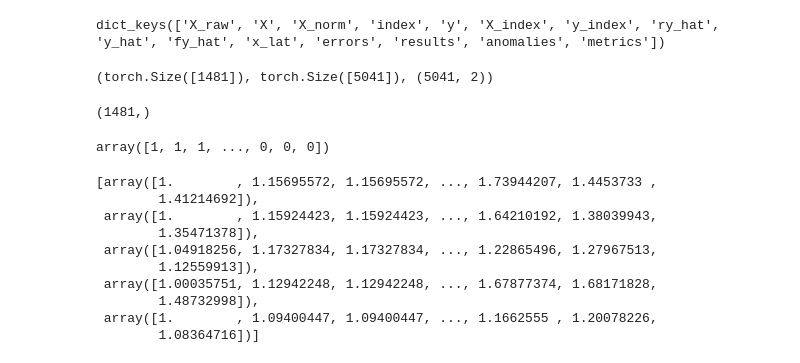
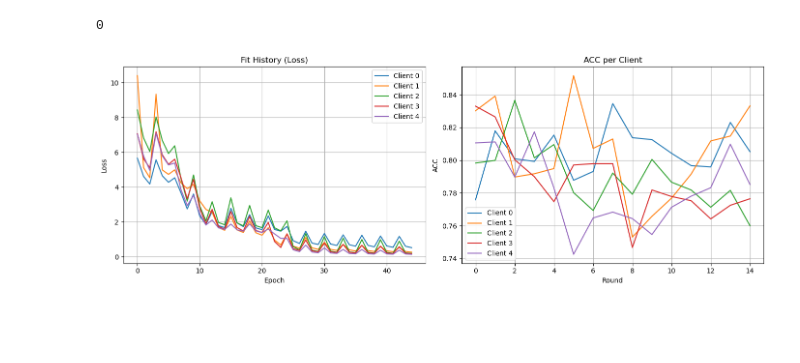
Before and after one commit to arthurhirez/FedLeaks, a Jupyter notebook: Test_Class_Fed.ipynb, the cells around one changed output. Cells and saved outputs as stored; diff of their text form; code cells hidden in the pictures; blank space fills up the shorter version.

Commit message:
Latent_plots

```diff
--- a/Test_Class_Fed.ipynb
+++ b/Test_Class_Fed.ipynb
@@ -124,24 +86,29 @@ def train(model: FederatedModel, private_dataset: FederatedDataset, scenario: st
 # %%
-from datasets import get_private_dataset
-from models import get_model
-
 args = parse_args()
 
 results = {}
 
-priv_dataset = get_private_dataset(args)
+for scenario in ['Baseline', 'AutoScenario_1']:
 
-backbones_list = priv_dataset.get_backbone(parti_num=args.parti_num,
-                                           names_list=None,
-                                           n_series=args.input_size)
+    results[scenario] = {}
 
-model = get_model(backbones_list, args, priv_dataset)
+    priv_dataset = get_private_dataset(args)
 
-# priv_dataset.EXP_ID = ['Drift_PIPELINE_ALERNATIVE']
-# priv_dataset.DOMAINS_LIST = ['Balerma']
+    backbones_list = priv_dataset.get_backbone(parti_num=args.parti_num,
+                                               names_list=None,
+                                               n_series=args.input_size)
 
-priv_train_loaders, aux_latent = train(model=model,
-                                       private_dataset=priv_dataset,
-                                       scenario='AutoScenario_1',
-                                       args=args)
+    model = get_model(backbones_list, args, priv_dataset)
+
+    # priv_dataset.EXP_ID = ['Drift_PIPELINE_ALERNATIVE']
+    # priv_dataset.DOMAINS_LIST = ['Balerma']
+
+    priv_train_loaders, aux_latent = train(model=model,
+                                           private_dataset=priv_dataset,
+                                           scenario=scenario,
+                                           args=args)
+
+    results[scenario]['dl'] = priv_train_loaders
+    results[scenario]['lat'] = aux_latent
+    results[scenario]['model'] = model
 # %% [output]
@@ -597,29 +132,7 @@ len(agg_protos_label[0]), len(agg_protos_label[1])
-# %%
-priv_train_loaders[0].keys()
-# %% [output]
-dict_keys(['X_raw', 'X', 'X_norm', 'index', 'y', 'X_index', 'y_index', 'ry_hat', 'y_hat', 'fy_hat', 'x_lat', 'errors', 'results', 'anomalies', 'metrics'])
-# %%
-labels.shape, outputs.shape, labels_df.shape
-# %% [output]
-(torch.Size([1481]), torch.Size([5041]), (5041, 2))
-# %%
-priv_train_loaders[0]['X_index'].shape
-# %% [output]
-(1481,)
-# %%
-outputs
-# %% [output]
-array([1, 1, 1, ..., 0, 0, 0])
-# %%
-images['errors']
-# %% [output]
-[array([1.        , 1.15695572, 1.15695572, ..., 1.73944207, 1.4453733 ,
-        1.41214692]),
- array([1.        , 1.15924423, 1.15924423, ..., 1.64210192, 1.38039943,
-        1.35471378]),
- array([1.04918256, 1.17327834, 1.17327834, ..., 1.22865496, 1.27967513,
-        1.12559913]),
- array([1.00035751, 1.12942248, 1.12942248, ..., 1.67877374, 1.68171828,
-        1.48732998]),
- array([1.        , 1.09400447, 1.09400447, ..., 1.1662555 , 1.20078226,
-        1.08364716])]
+# %%
+from utils.Toolbox_analysis import plot_all_clients_side_by_side
+
+plot_all_clients_side_by_side(model, priv_train_loaders, metric='acc')
+# %% [output]
+0
+[figure, added]
```
Also changed, not shown: parts of 27 cells of this notebook, 5 other files.
